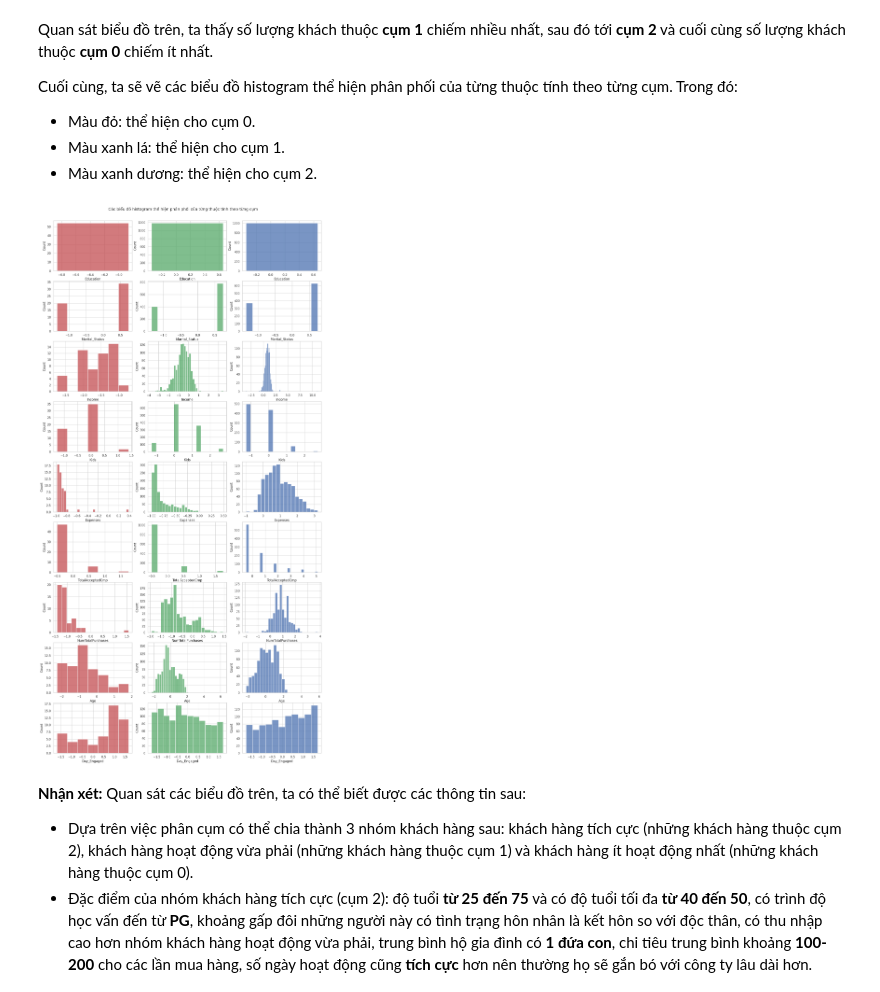
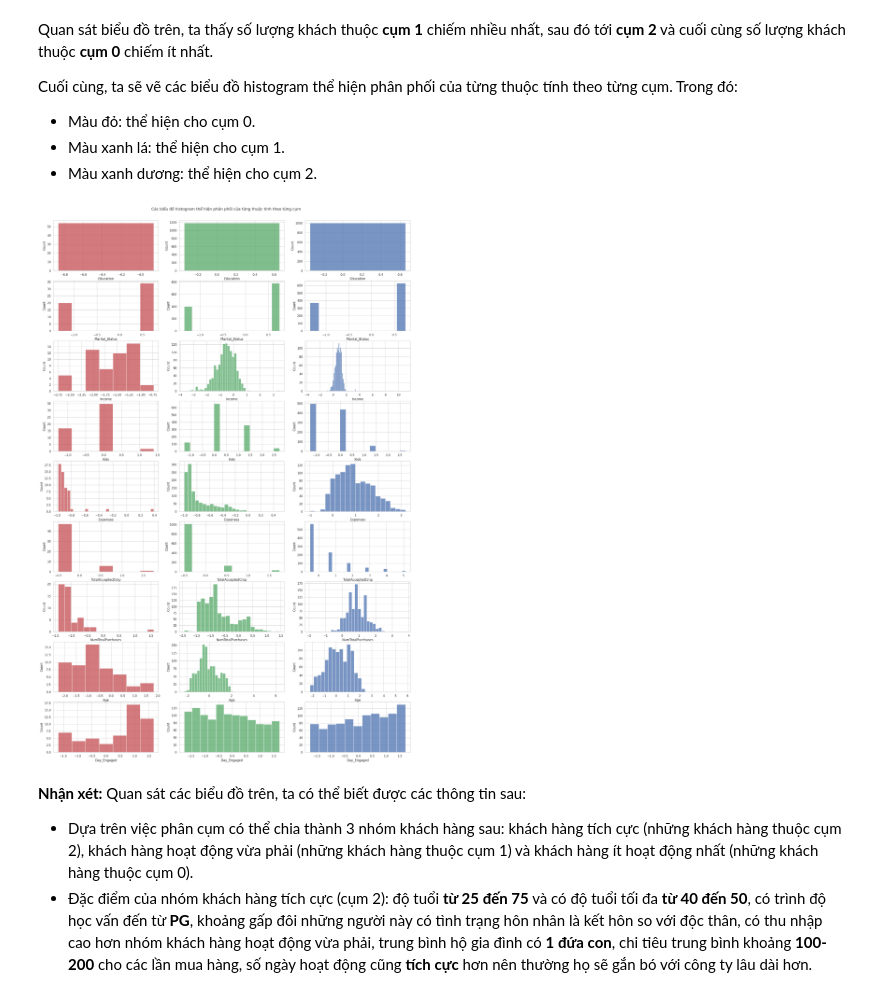
Before and after one commit to vt-khang/KHDLUD_Tuan11, a Jupyter notebook: 19120511_19120526_19120539_Tuan11_Updated.ipynb, the cells around one changed output. Cells and saved outputs as stored; diff of their text form; code cells hidden in the pictures.

```diff
--- a/19120511_19120526_19120539_Tuan11_Updated.ipynb
+++ b/19120511_19120526_19120539_Tuan11_Updated.ipynb
@@ -807,19 +807,19 @@ Cuối cùng, ta sẽ vẽ các biểu đồ histogram thể hiện phân phối
 # %%
 X_0 = X[X['cluster'] == 0]
 X_1 = X[X['cluster'] == 1]
 X_2 = X[X['cluster'] == 2]
 
-fig, axs = plt.subplots(9, 3, figsize = (18, 36))
+fig, axs = plt.subplots(9, 3, figsize = (24, 36))
 idx = 0
 for i in min_df.columns:
     sns.histplot(X_0[i], ax = axs[idx, 0], color = 'r')
     sns.histplot(X_1[i], ax = axs[idx, 1], color = 'g')
     sns.histplot(X_2[i], ax = axs[idx, 2], color = 'b')
     idx += 1
 plt.suptitle('Các biểu đồ histogram thể hiện phân phối của từng thuộc tính theo từng cụm', y = 0.9)
 plt.show()
 # %% [output]
-[figure, old version]
+[figure, new version]
 # %% [markdown]
 **Nhận xét:** Quan sát các biểu đồ trên, ta có thể biết được các thông tin sau:
 - Dựa trên việc phân cụm có thể chia thành 3 nhóm khách hàng sau: khách hàng tích cực (những khách hàng thuộc cụm 2), khách hàng hoạt động vừa phải (những khách hàng thuộc cụm 1) và khách hàng ít hoạt động nhất (những khách hàng thuộc cụm 0).
```
Also changed, not shown: parts of 1 cell of this notebook.
